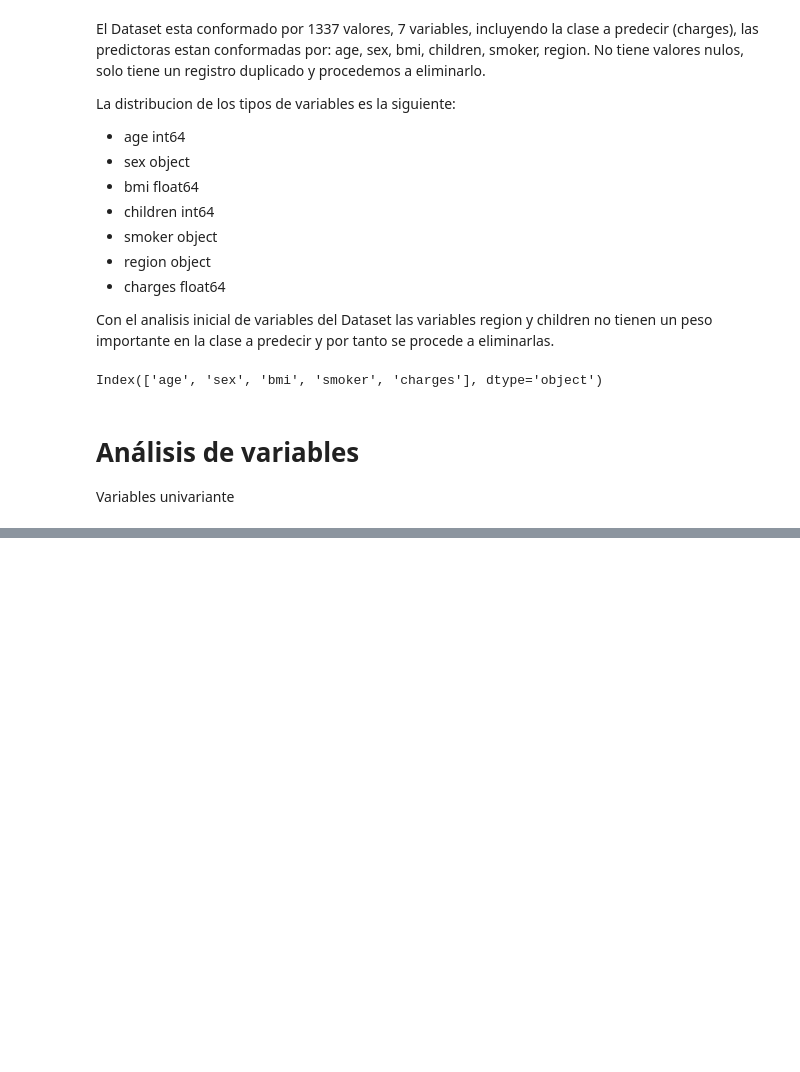
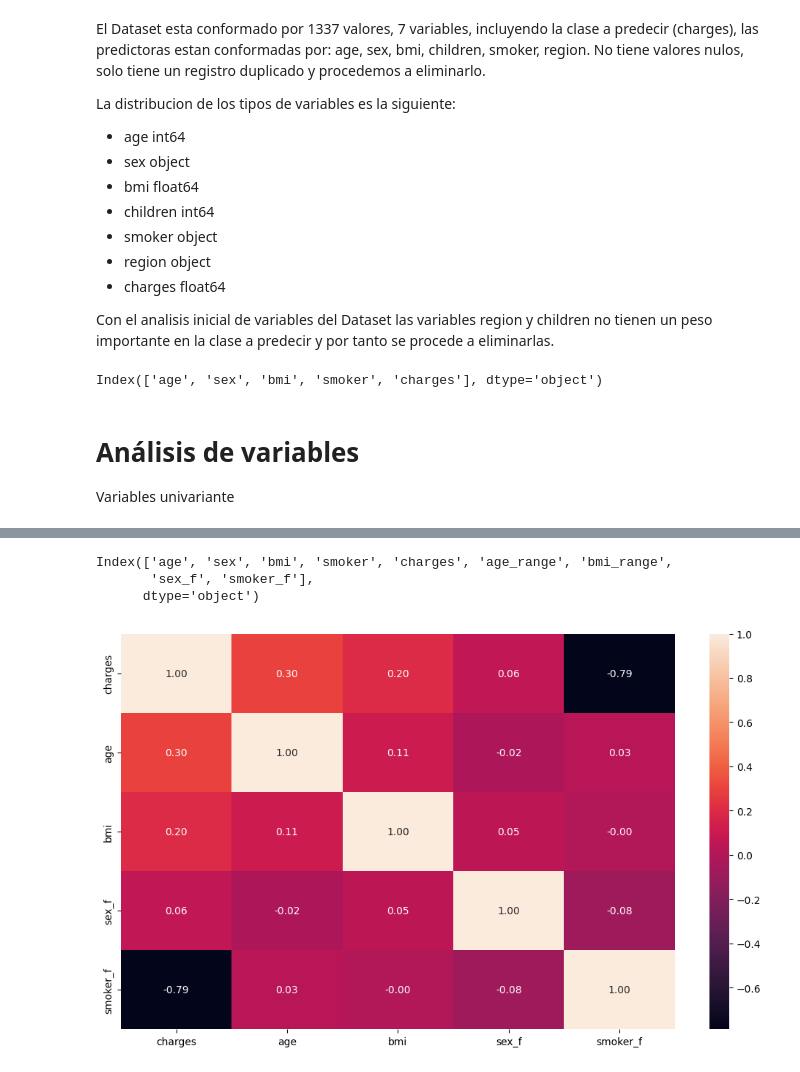
Before and after one commit to Jairo-Almanza/Proyecto-de-Regresi-n-Lineal, a Jupyter notebook: src/explore.ipynb, the cells around one changed output, grey strips where cells are left out. Cells and saved outputs as stored; diff of their text form; code cells hidden in the pictures; blank space fills up the shorter version.

```diff
--- a/src/explore.ipynb
+++ b/src/explore.ipynb
@@ -124,0 +256,20 @@ Variables univariante
+# %%
+# Factorizamos para matriz de correlación
+
+df_mi['sex_f']=pd.factorize(df_mi['sex'])[0]
+df_mi['smoker_f']=pd.factorize(df_mi['smoker'])[0]
+df_mi.columns
+# %% [output]
+Index(['age', 'sex', 'bmi', 'smoker', 'charges', 'age_range', 'bmi_range',
+       'sex_f', 'smoker_f'],
+      dtype='object')
+# %%
+fig, axis = plt.subplots(figsize = (10, 6))
+matriz_corr=df_mi[['charges','age','bmi','sex_f','smoker_f']].corr()
+
+sns.heatmap(matriz_corr, annot = True, fmt = ".2f")
+
+plt.tight_layout()
+plt.show()
+# %% [output]
+[figure, added]
```
Also changed, not shown: parts of 24 cells of this notebook, 4 other files.
